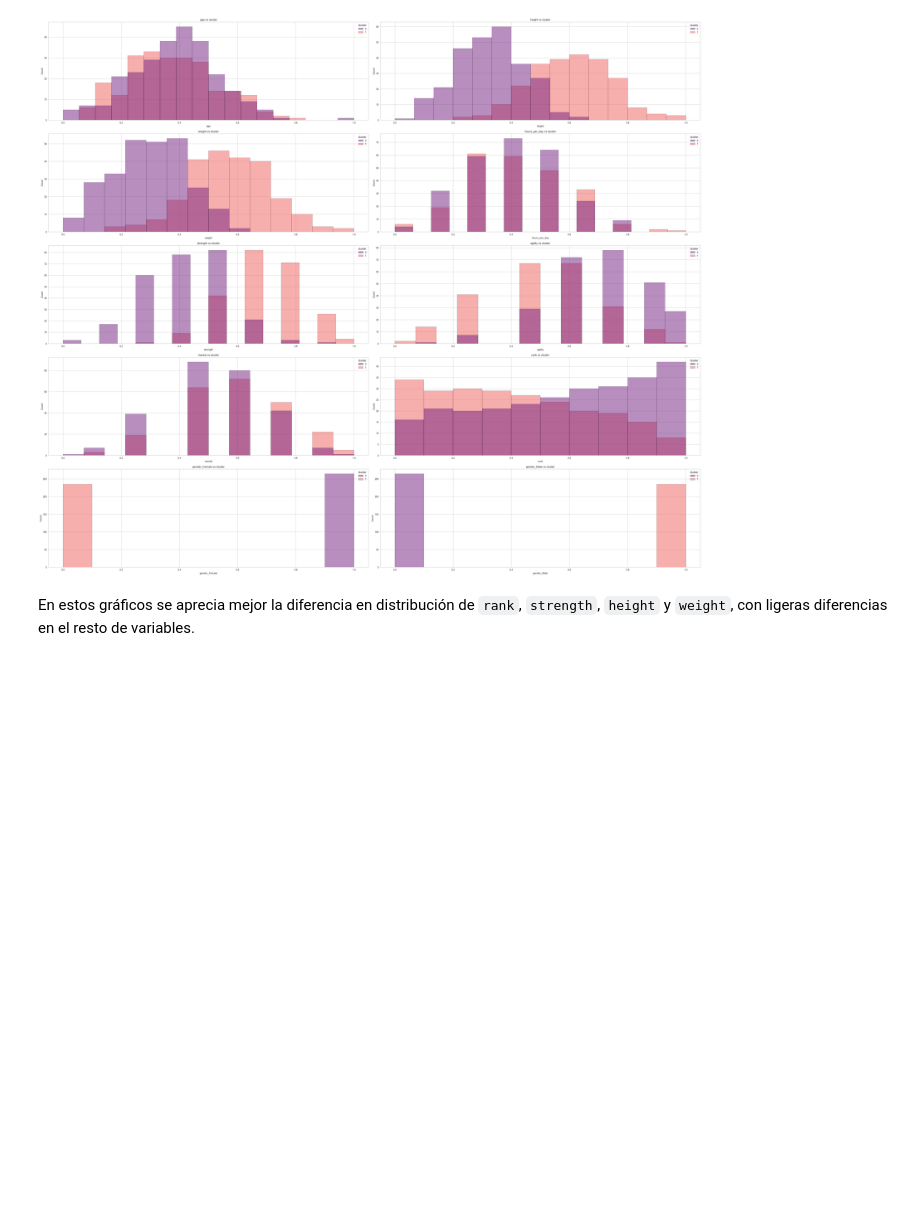
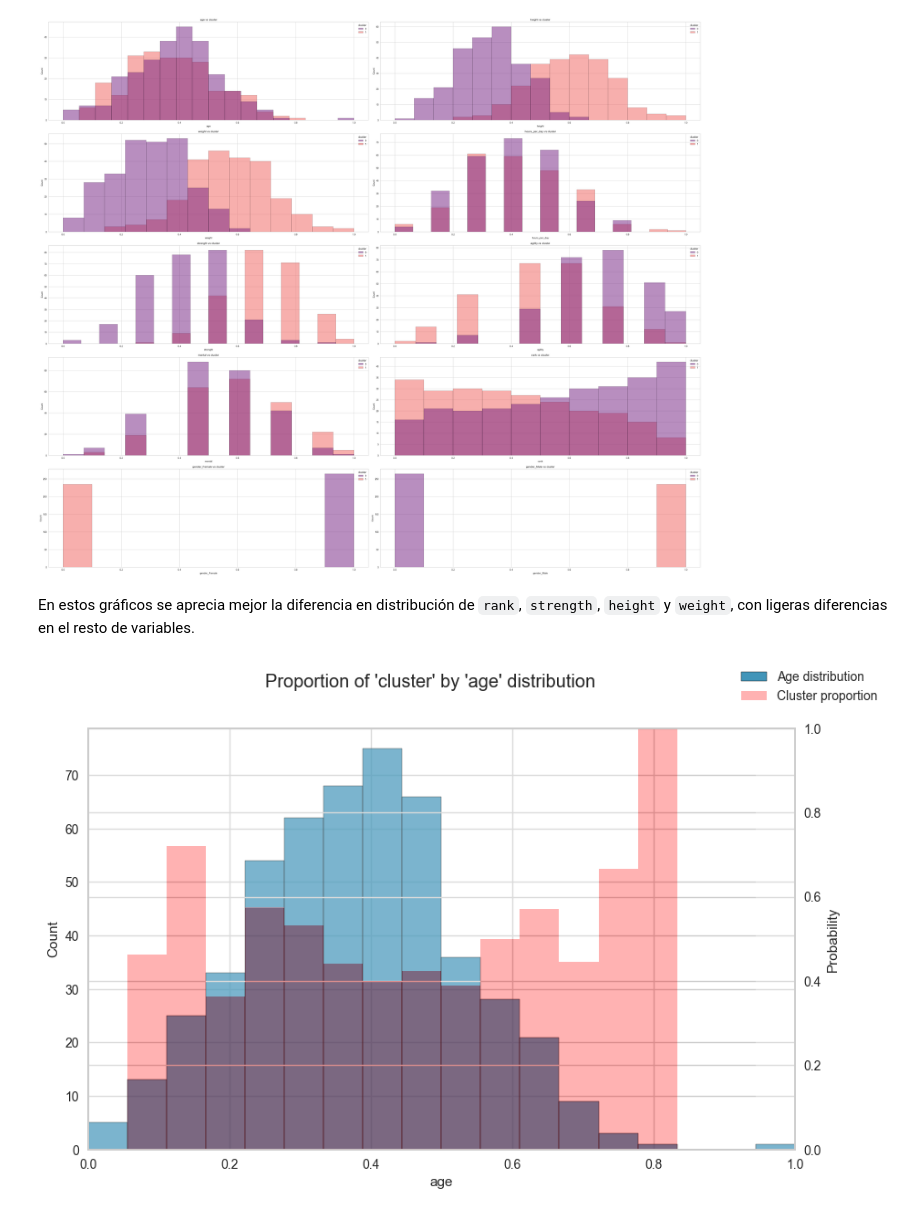
Before and after one commit to SupernovaIa/Project-ML-Clustering-Athletes, a Jupyter notebook: notebook/03-clustering.ipynb, the cells around one changed output. Saved outputs shown, nothing was run; the diff lists cells and outputs as text; code cells hidden in the pictures; blank space fills up the shorter version.

```diff
--- a/notebook/03-clustering.ipynb
+++ b/notebook/03-clustering.ipynb
@@ -201,3 +201,42 @@ plot_relation_tv(df_kmeans.drop(columns=['nationality', 'federation']), 'cluster
 [figure]
 # %% [markdown]
 En estos gráficos se aprecia mejor la diferencia en distribución de `rank`, `strength`, `height` y `weight`, con ligeras diferencias en el resto de variables.
+# %%
+def plot_combined_target_distribution(df, target, feature, figsize=(10, 6)):
+    fig, ax = plt.subplots(figsize=figsize)
+
+    fig.suptitle(f"Proportion of '{target}' by '{feature}' distribution")
+
+    # histograma total de conteo
+    sns.histplot(data=df,
+                x=feature,
+                bins='auto',
+                ax=ax)
+
+    # plot second histogram for positive class probability
+    ax2 = ax.twinx()
+
+    sns.histplot(data=df,
+             x=feature,
+             hue=target,
+             stat="probability",  # normaliza para que enseñe la proporcion o 'probabilidad' de cada bin
+             bins='auto', # igual que primer histograma
+             multiple="fill",  # hacer que coja el máximo 1 en el tope superior del gráfico
+             palette={1: "red", 0: "#FFFFFF"}, # rojo para positivo, blanco para negativo
+             ax=ax2,
+             alpha=0.3, # transparencia, importante
+             edgecolor=None)
+
+
+    ax2.set_ylim(0, 1)
+
+    # quitar leyenda del ax2, hacer una a nivel de figura
+    ax2.get_legend().remove()
+
+    fig.legend([f"{feature.capitalize()} distribution", f"{target.capitalize()} proportion"], loc="upper right")
+
+    plt.show()
+# %%
+plot_combined_target_distribution(df_kmeans, 'cluster', 'age', figsize=(10, 6))
+# %% [output]
+[figure, added]
```
Also changed, not shown: 3 other files.
